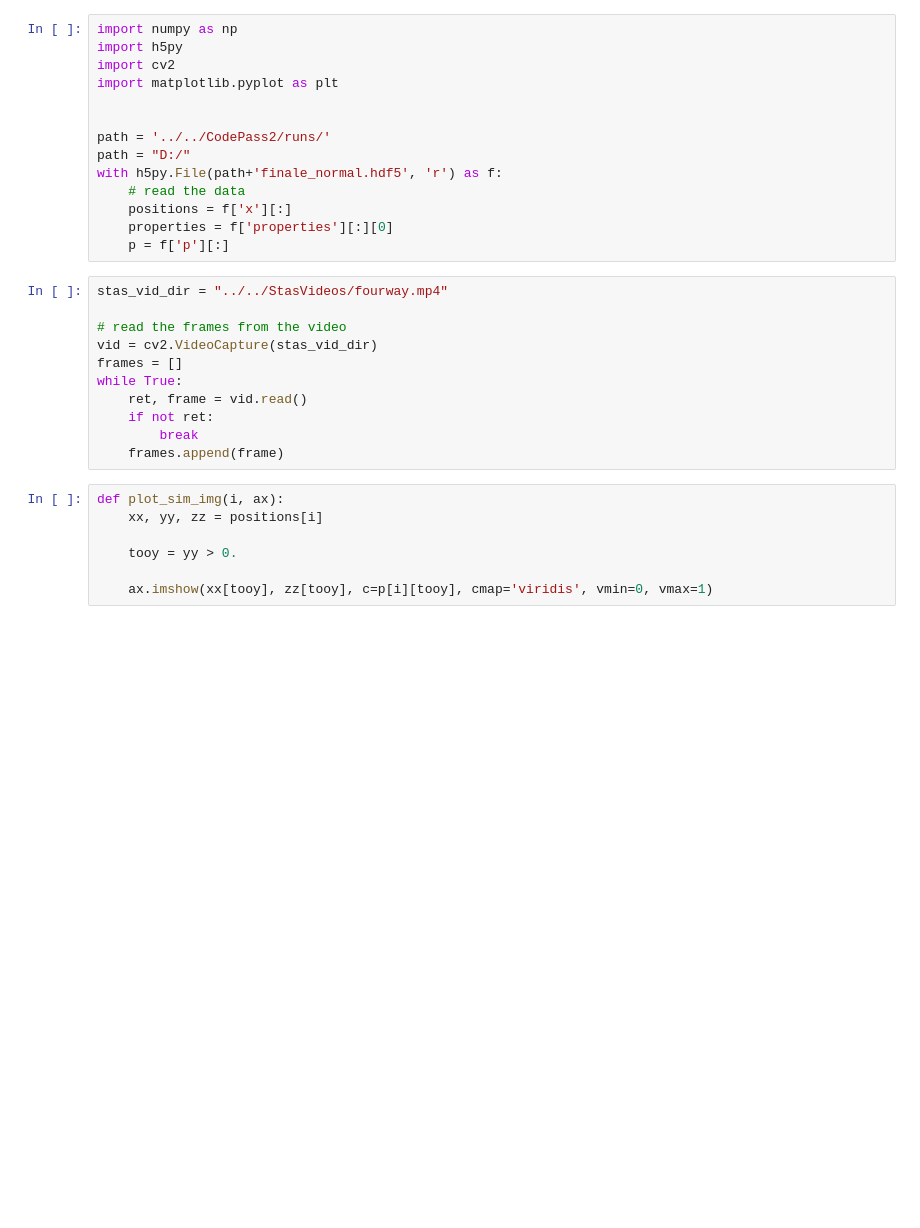
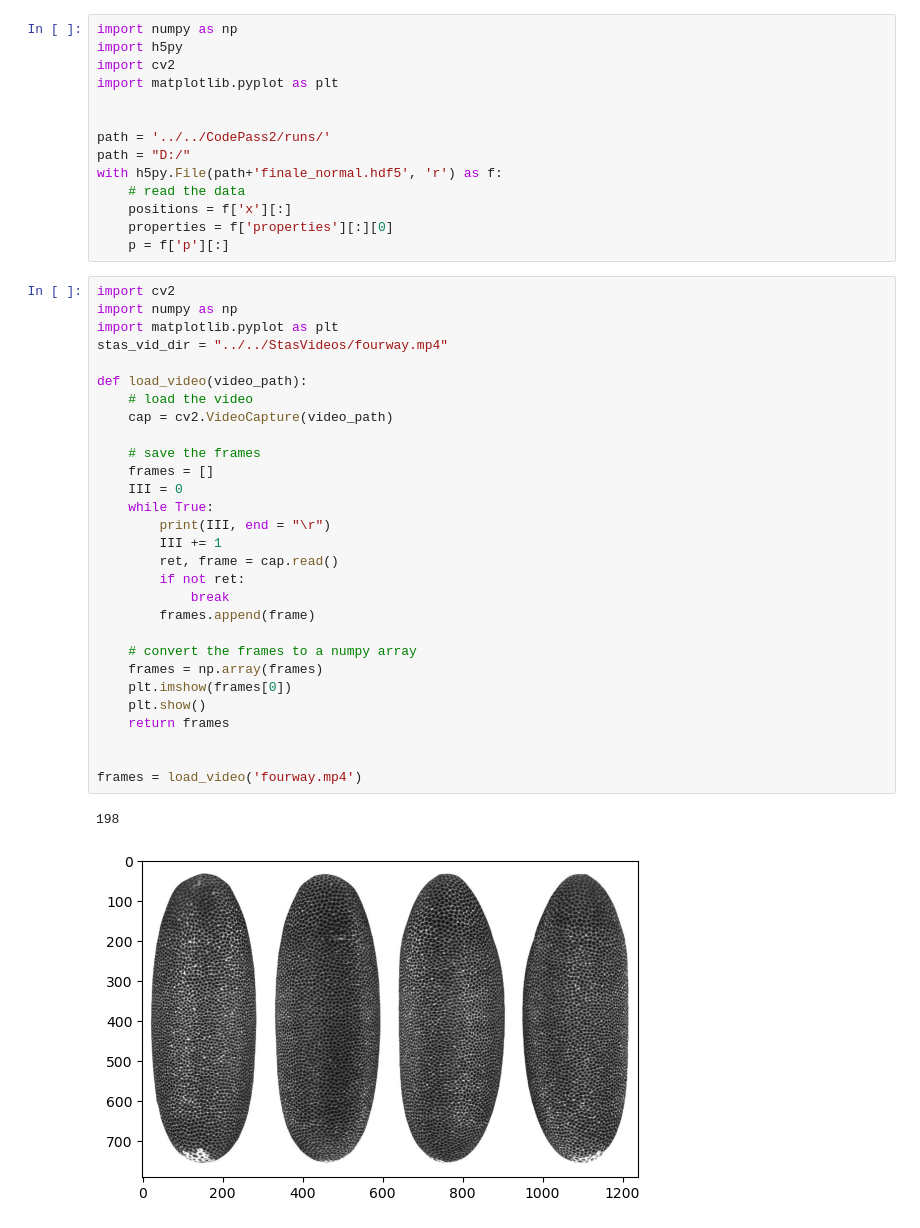
Before and after one commit to JakobSchauser/Thesis, a Jupyter notebook: CompareToData/VisualComp/visualcomp.ipynb, the cells around one changed output. Saved outputs shown, nothing was run; the diff lists cells and outputs as text; blank space fills up the shorter version.

```diff
--- a/CompareToData/VisualComp/visualcomp.ipynb
+++ b/CompareToData/VisualComp/visualcomp.ipynb
@@ -12,21 +12,35 @@ with h5py.File(path+'finale_normal.hdf5', 'r') as f:
     positions = f['x'][:]
     properties = f['properties'][:][0]
     p = f['p'][:]
-# %%
-stas_vid_dir = "../../StasVideos/fourway.mp4"
-
-# read the frames from the video
-vid = cv2.VideoCapture(stas_vid_dir)
-frames = []
-while True:
-    ret, frame = vid.read()
-    if not ret:
-        break
-    frames.append(frame)
-# %%
-def plot_sim_img(i, ax):
-    xx, yy, zz = positions[i]
-
-    tooy = yy > 0.
-
-    ax.imshow(xx[tooy], zz[tooy], c=p[i][tooy], cmap='viridis', vmin=0, vmax=1)
+# %%
+import cv2
+import numpy as np
+import matplotlib.pyplot as plt
+stas_vid_dir = "../../StasVideos/fourway.mp4"
+
+def load_video(video_path):
+    # load the video
+    cap = cv2.VideoCapture(video_path)
+
+    # save the frames
+    frames = []
+    III = 0
+    while True:
+        print(III, end = "\r")
+        III += 1
+        ret, frame = cap.read()
+        if not ret:
+            break
+        frames.append(frame)
+
+    # convert the frames to a numpy array
+    frames = np.array(frames)
+    plt.imshow(frames[0])
+    plt.show()
+    return frames
+
+
+frames = load_video('fourway.mp4')
+# %% [output]
+198
+[figure, added]
```
Also changed, not shown: parts of 2 cells of this notebook, 27 other files.
